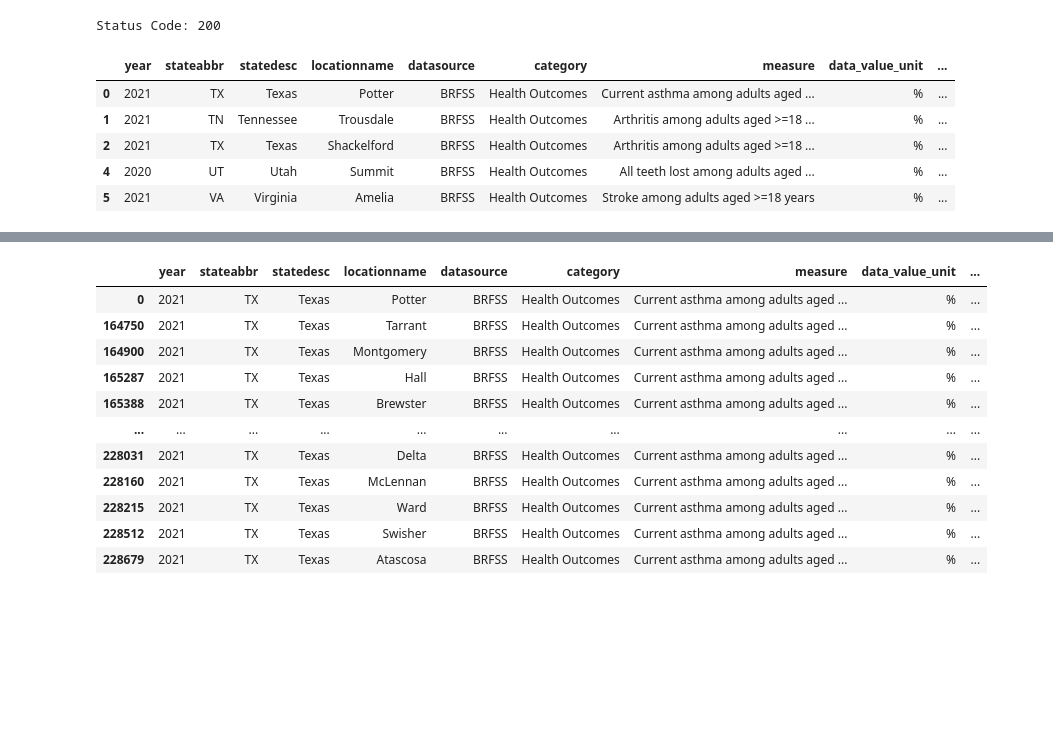
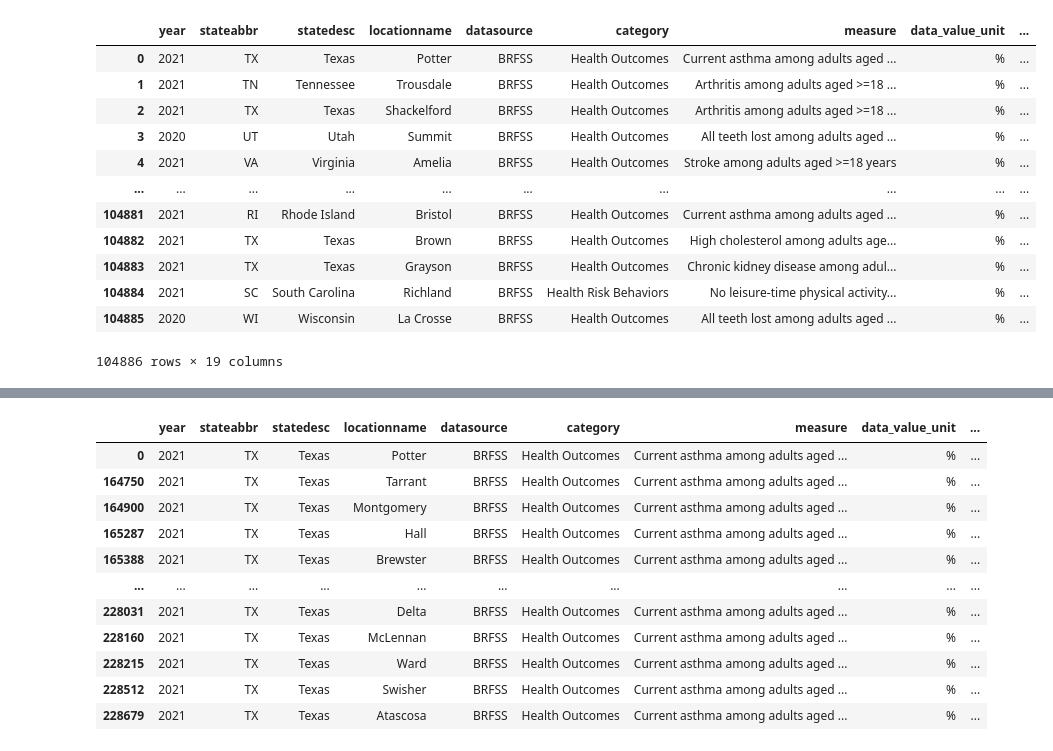
Before and after one commit to YixiaoLiu2002/places_client, a Jupyter notebook: draft.ipynb, the cells around one changed output, grey strips where cells are left out. Drawn from its saved outputs; the diff is of its cells as text; code cells hidden in the pictures; blank space fills up the shorter version.

```diff
--- a/draft.ipynb
+++ b/draft.ipynb
@@ -53,11 +82,21 @@ def get_county_data(release=2024):
 # %%
-county_data_2023 = get_county_data(2023)
-county_data_2023.head()
+load_dotenv()
+token = os.getenv('CDC_API_TOKEN')
+
+client = PlacesClient(token=token)
+county_data_2023 = client.get_county_data('2023')
+county_data_2023
 # %% [output]
+|  | year | stateabbr | statedesc | locationname | datasource | category | measure | data_value_unit | ... |
+| 0 | 2021 | TX | Texas | Potter | BRFSS | Health Outcomes | Current asthma among adults aged ... | % | ... |
+| 1 | 2021 | TN | Tennessee | Trousdale | BRFSS | Health Outcomes | Arthritis among adults aged >=18 ... | % | ... |
+| 2 | 2021 | TX | Texas | Shackelford | BRFSS | Health Outcomes | Arthritis among adults aged >=18 ... | % | ... |
+| 3 | 2020 | UT | Utah | Summit | BRFSS | Health Outcomes | All teeth lost among adults aged ... | % | ... |
+| 4 | 2021 | VA | Virginia | Amelia | BRFSS | Health Outcomes | Stroke among adults aged >=18 years | % | ... |
+| ... | ... | ... | ... | ... | ... | ... | ... | ... | ... |
+| 104881 | 2021 | RI | Rhode Island | Bristol | BRFSS | Health Outcomes | Current asthma among adults aged ... | % | ... |
+| 104882 | 2021 | TX | Texas | Brown | BRFSS | Health Outcomes | High cholesterol among adults age... | % | ... |
+| 104883 | 2021 | TX | Texas | Grayson | BRFSS | Health Outcomes | Chronic kidney disease among adul... | % | ... |
+| 104884 | 2021 | SC | South Carolina | Richland | BRFSS | Health Risk Behaviors | No leisure-time physical activity... | % | ... |
+| 104885 | 2020 | WI | Wisconsin | La Crosse | BRFSS | Health Outcomes | All teeth lost among adults aged ... | % | ... |
-Status Code: 200
+104886 rows × 19 columns
-|  | year | stateabbr | statedesc | locationname | datasource | category | measure | data_value_unit | ... |
-| 0 | 2021 | TX | Texas | Potter | BRFSS | Health Outcomes | Current asthma among adults aged ... | % | ... |
-| 1 | 2021 | TN | Tennessee | Trousdale | BRFSS | Health Outcomes | Arthritis among adults aged >=18 ... | % | ... |
-| 2 | 2021 | TX | Texas | Shackelford | BRFSS | Health Outcomes | Arthritis among adults aged >=18 ... | % | ... |
-| 4 | 2020 | UT | Utah | Summit | BRFSS | Health Outcomes | All teeth lost among adults aged ... | % | ... |
-| 5 | 2021 | VA | Virginia | Amelia | BRFSS | Health Outcomes | Stroke among adults aged >=18 years | % | ... |
```
Also changed, not shown: parts of 3 cells of this notebook, 2 other files.
